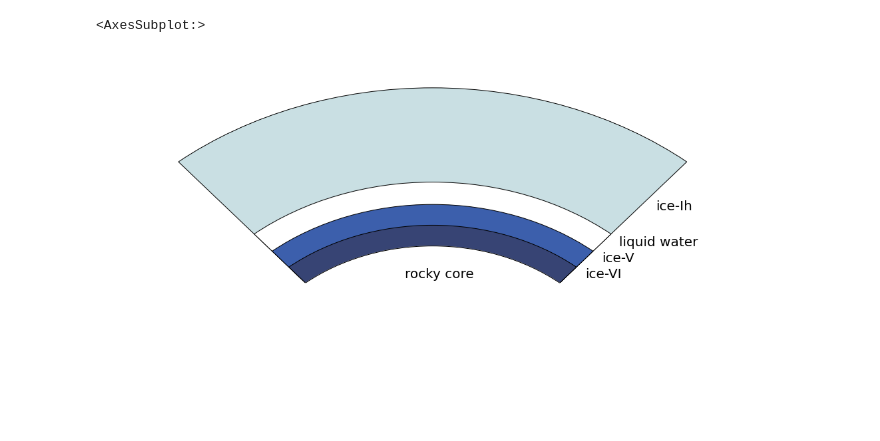
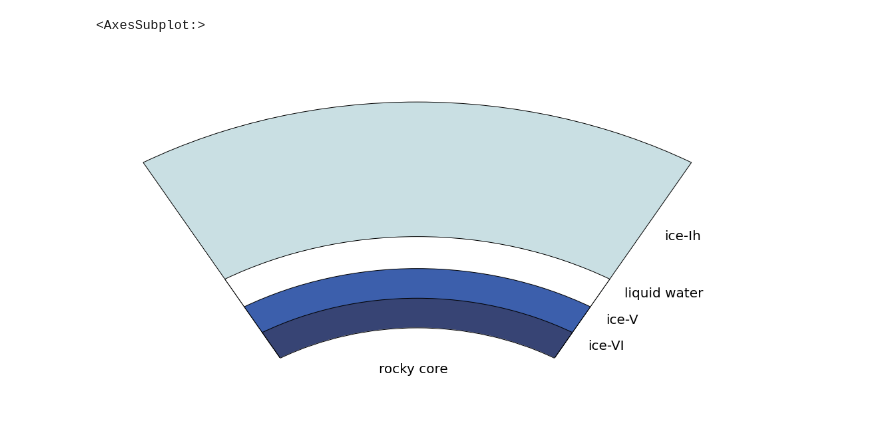
Before and after one commit to tagordon/HydroSphere, a Jupyter notebook: HS.ipynb, the cells around one changed output. Saved outputs shown, nothing was run; the diff lists cells and outputs as text; code cells hidden in the pictures; blank space fills up the shorter version.

```diff
--- a/HS.ipynb
+++ b/HS.ipynb
@@ -426,11 +23,11 @@ plt.gca().axis('off')
 # %%
 import plotting
 import matplotlib.pyplot as plt
 profile = np.loadtxt('zprofile20_e.out')
 profile = profile[10]
 
-fig = plt.figure(figsize=(20, 7))
-plotting.plot_wedge(plt.gca(), profile, extent=40)
+fig = plt.figure(figsize=(20, 10))
+plotting.plot_wedge(plt.gca(), profile, extent=30)
 # %% [output]
 <AxesSubplot:>
-[figure, old version]
+[figure, new version]
```
Also changed, not shown: parts of 37 cells of this notebook.
